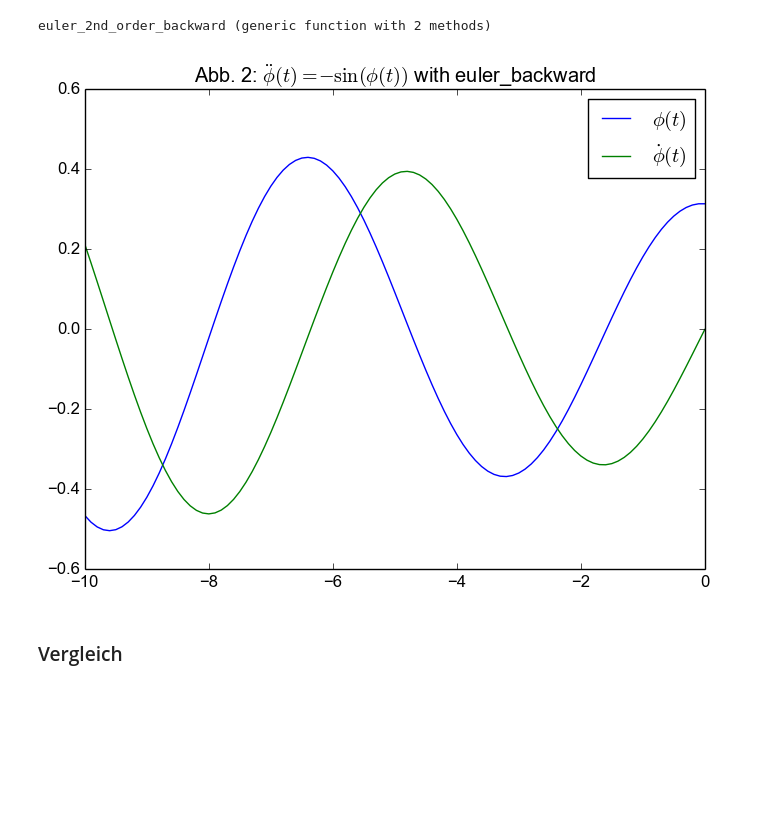
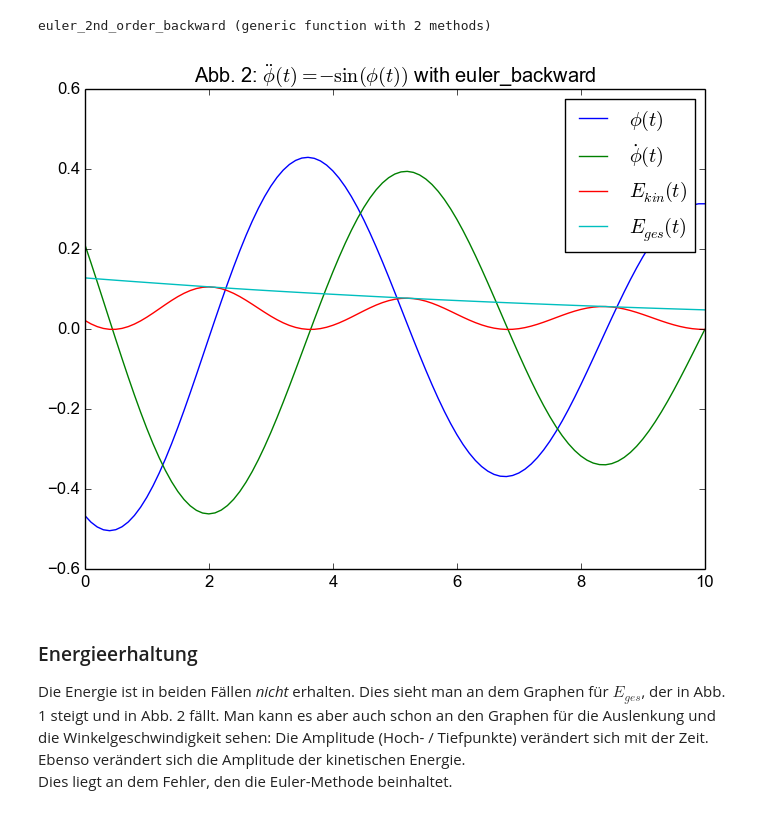
Before and after one commit to ofilla/compphys2016, a Jupyter notebook: uebung_05/05_die_zukunft_richtig_ausgependelt.ipynb, the cells around one changed output. Cells and saved outputs as stored; diff of their text form; code cells hidden in the pictures; blank space fills up the shorter version.

```diff
--- a/uebung_05/05_die_zukunft_richtig_ausgependelt.ipynb
+++ b/uebung_05/05_die_zukunft_richtig_ausgependelt.ipynb
@@ -109,38 +138,41 @@ legend()
 # %%
 function euler_2nd_order_backward(fddot, phi_0, phidot_0, t_0, t_end, dt=1e-3)
     # f: \ddot\phi(t) = f(phi(t))
-    # get time values
+    # get solution from euler_forward
     times = collect(t_0:dt:t_end)
+    phis = zeros(times)
+    phidots = zeros(times)
+    phis[end] = phi_0
+    phidots[end] = phidot_0
 
-    # initialize output arrays
-    phis    = []
-    phidots = []
+    for i in length(times)-1:-1:1
+        # calc and save new value
+        push!(phis, phis[i+1]+phidots[i+1]*dt)
+        # calc and save new slope
+        push!(phidots, phidots[i+1] + dt*fddot(phis[i+1]))
+    end
 
-    # set marginal conditions
-    push!(phis, phi_0)
-    push!(phidots, phidot_0)
-
-    for i in 2:length(times)
-        # calc and save new value
-        push!(phis, phis[i-1]+phidots[i-1]*dt)
-        # calc and save new slope
-        push!(phidots, phidots[i-1] + dt*fddot(phis[i-1]))
-    end
-    return (times, reverse(phis), reverse(phidots))
+    return (times, phis, phidots)
 end
 # %% [output]
 euler_2nd_order_backward (generic function with 2 methods)
 # %%
 using PyPlot
 
 figure()
 title(L"Abb. 2: $\ddot{\phi}(t) = -\sin(\phi(t))$ with euler_backward")
-xs, phis_bk, pdots_bk = euler_2nd_order_backward(x->-sin(x), pi/10, 0, -10, 0, 0.1)
+xs, phis_bk, pdots_bk = euler_2nd_order_backward(x->-sin(x), pi/10, 0, 0, 10, 0.1)
+Ts_bk, Vs_bk = energies_pendulum(phis_bk, pdots_bk, pi/10)
 plot(xs, phis_bk, label=L"\phi(t)")
 plot(xs, pdots_bk, label=L"\dot{\phi}(t)")
+plot(xs, Ts_bk, label=L"E_{kin}(t)")
+plot(xs, Ts_bk+Vs_bk, label=L"E_{ges}(t)")
 legend()
 ;
 # %% [output]
-[figure, old version]
+[figure, new version]
-# %% [markdown]
-### Vergleich
+# %% [markdown]
+### Energieerhaltung
+
+Die Energie ist in beiden Fällen *nicht* erhalten. Dies sieht man an dem Graphen für $E_{ges}$, der in Abb. 1 steigt und in Abb. 2 fällt. Man kann es aber auch schon an den Graphen für die Auslenkung und die Winkelgeschwindigkeit sehen: Die Amplitude (Hoch- / Tiefpunkte) verändert sich mit der Zeit. Ebenso verändert sich die Amplitude der kinetischen Energie.
+Dies liegt an dem Fehler, den die Euler-Methode beinhaltet.
```
Also changed, not shown: parts of 5 cells of this notebook, 1 other file.
